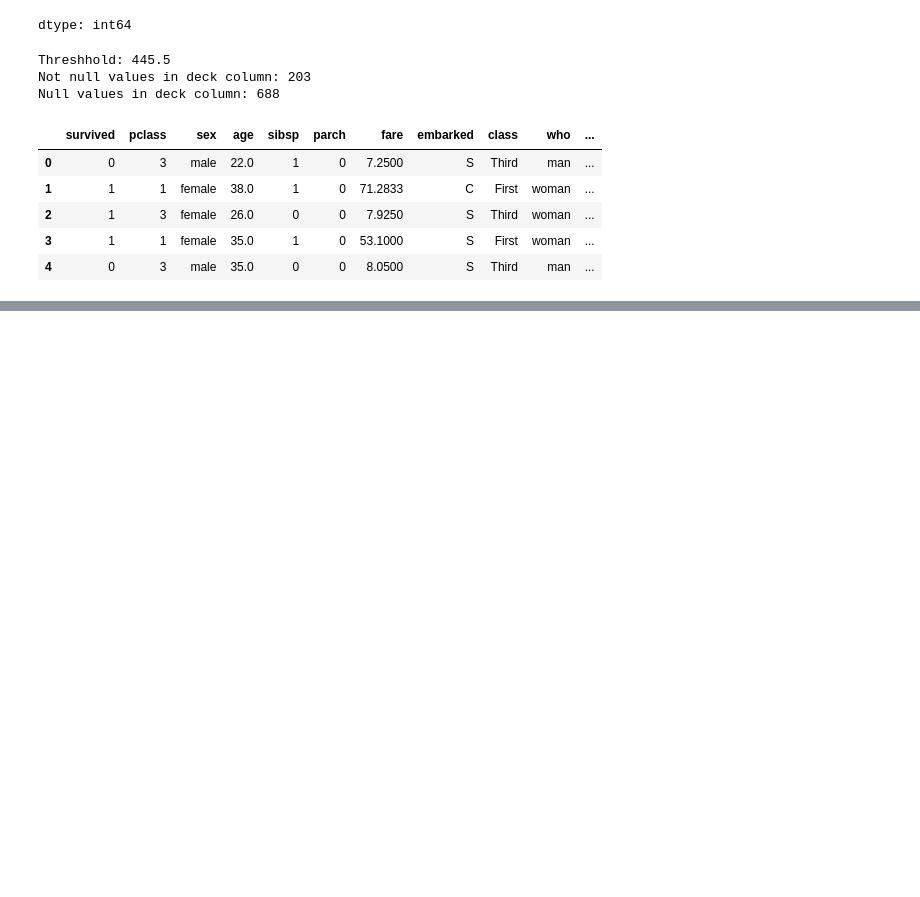
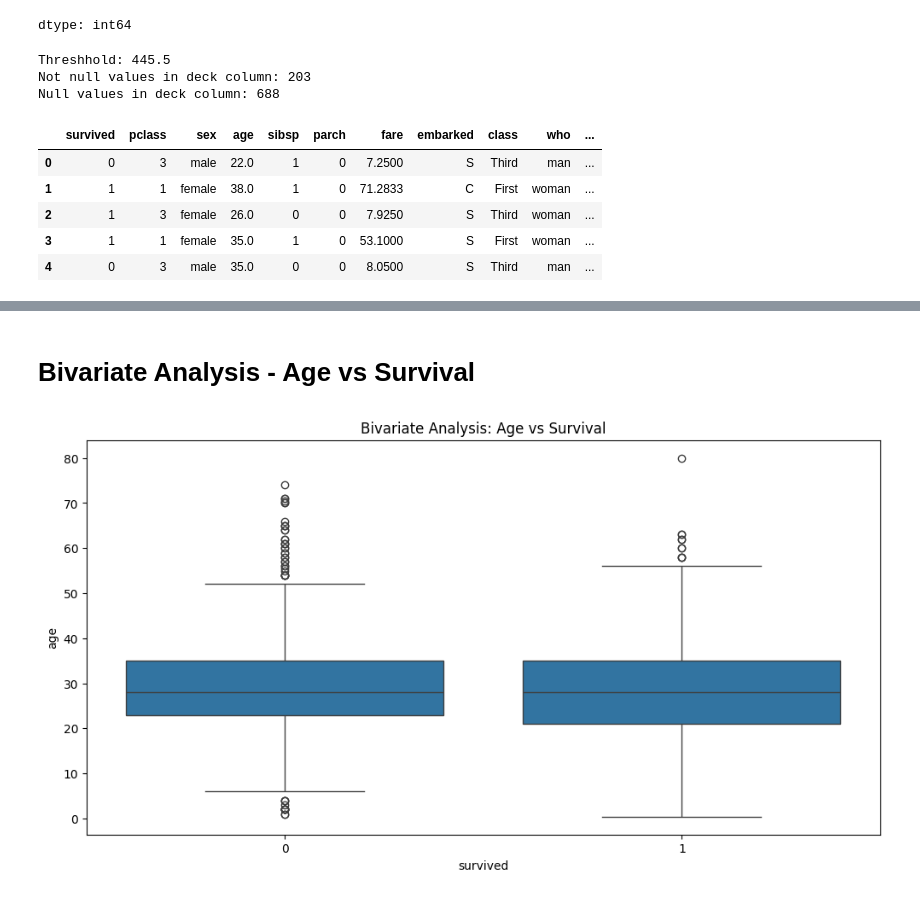
Before and after one commit to MahletTesfaye/EAD-analysis, a Jupyter notebook: EDA_Analysis.ipynb, the cells around one changed output, grey strips where cells are left out. Cells and saved outputs as stored; diff of their text form; code cells hidden in the pictures; blank space fills up the shorter version.

```diff
--- a/EDA_Analysis.ipynb
+++ b/EDA_Analysis.ipynb
@@ -213,0 +161,10 @@ plt.show()
+# %% [markdown]
+# Bivariate Analysis - Age vs Survival
+# %%
+# Bivariate Analysis - Age vs Survival
+plt.figure(figsize=(12, 6))
+sns.boxplot(x='survived', y='age', data=data_cleaned)
+plt.title('Bivariate Analysis: Age vs Survival')
+plt.show()
+# %% [output]
+[figure, added]
```
Also changed, not shown: parts of 14 cells of this notebook.
